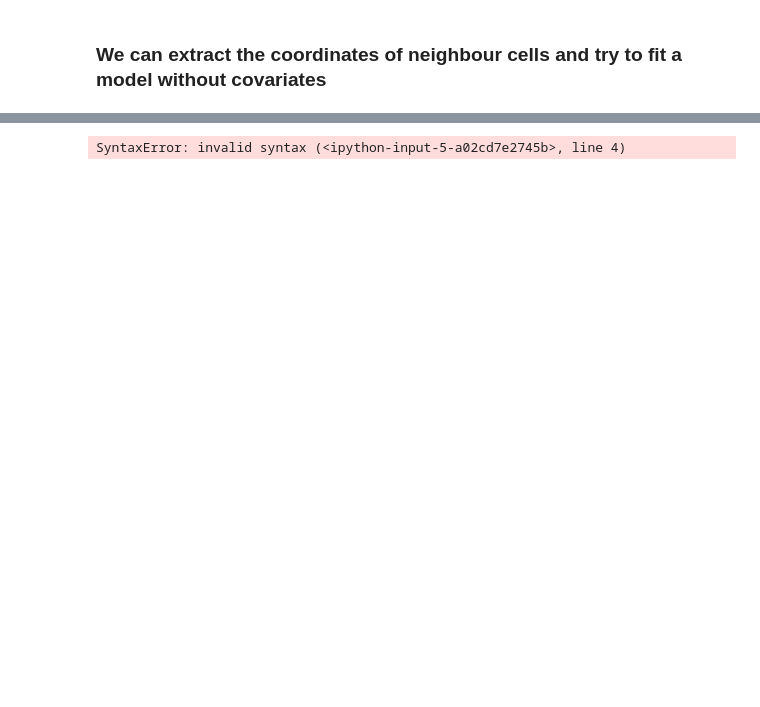
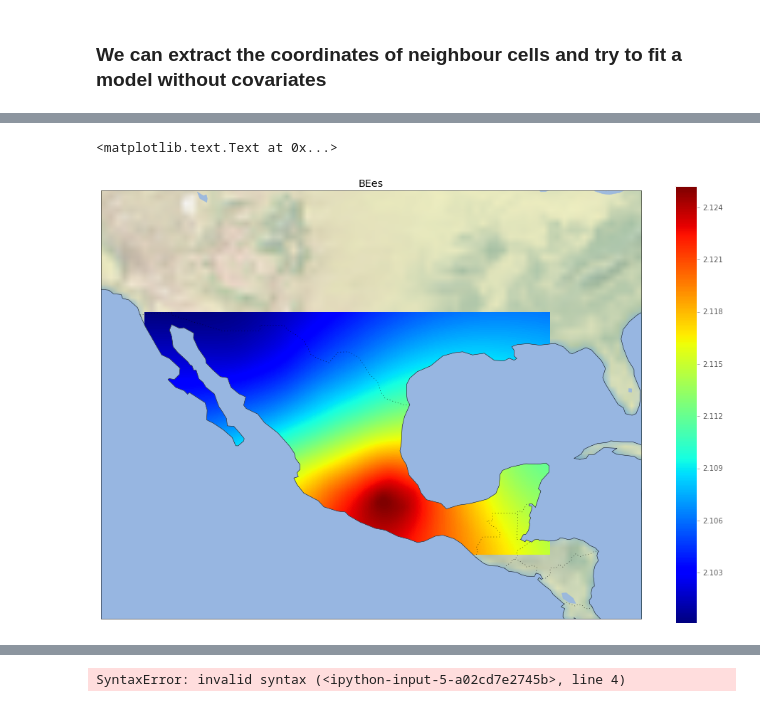
Before and after one commit to molgor/spystats, a Jupyter notebook: notebooks/TensorFlow/Biospytial Models in GPFlow.ipynb, the cells around one changed output, grey strips where cells are left out. Drawn from its saved outputs; the diff is of its cells as text; code cells hidden in the pictures; blank space fills up the shorter version.

```diff
--- a/notebooks/TensorFlow/Biospytial Models in GPFlow.ipynb
+++ b/notebooks/TensorFlow/Biospytial Models in GPFlow.ipynb
@@ -57,0 +59,3 @@ plt.scatter(lon,lat,c=Y)
+# %%
+data = pd.concat([Y,X.transpose()],axis=1)
+data.columns = ['Presences','lon','lat']
@@ -72,0 +97,11 @@ len(X)
+# %%
+import numpy as np
+Nn = 500
+dsc = data
+predicted_x = np.linspace(min(dsc.lon),max(dsc.lon),Nn)
+predicted_y = np.linspace(min(dsc.lat),max(dsc.lat),Nn)
+Xx, Yy = np.meshgrid(predicted_x,predicted_y)
+## Fake richness
+fake_sp_rich = np.ones(len(Xx.ravel()))
+predicted_coordinates = np.vstack([ Xx.ravel(), Yy.ravel()]).transpose()
+#predicted_coordinates = np.vstack([section.SppN, section.newLon,section.newLat]).transpose()
@@ -72,0 +113,34 @@ len(X)
+# %%
+import cartopy
+plt.figure(figsize=(17,11))
+
+proj = cartopy.crs.PlateCarree()
+ax = plt.subplot(111, projection=proj)
+
+
+ax = plt.axes(projection=proj)
+#algo = new_data.plot(column='SppN',ax=ax,cmap=colormap,edgecolors='')
+
+
+#ax.set_extent([-93, -70, 30, 50])
+ax.set_extent([-120, -80, 10, 40])
+#ax.set_extent([-95, -70, 25, 45])
+
+#ax.add_feature(cartopy.feature.LAND)
+ax.add_feature(cartopy.feature.OCEAN)
+ax.add_feature(cartopy.feature.COASTLINE)
+ax.add_feature(cartopy.feature.BORDERS, linestyle=':')
+ax.add_feature(cartopy.feature.LAKES, alpha=0.9)
+ax.stock_img()
+#ax.add_geometries(new_data.geometry,crs=cartopy.crs.PlateCarree())
+#ax.add_feature(cartopy.feature.RIVERS)
+mm = ax.pcolormesh(Xx,Yy,means.reshape(Nn,Nn) + (2* np.sqrt(variances).reshape(Nn,Nn)),transform=proj )
+#cs = plt.contour(Xx,Yy,np.sqrt(variances).reshape(Nn,Nn),linewidths=2,cmap=plt.cm.Greys_r,linestyles='dotted')
+cs = plt.contour(Xx,Yy,means.reshape(Nn,Nn) + (2 * np.sqrt(variances).reshape(Nn,Nn)),linewidths=2,colors='k',linestyles='dotted',levels=range(1,20))
+plt.clabel(cs, fontsize=16,inline=True,fmt='%1.1f')
+#ax.scatter(new_data.lon,new_data.lat,edgecolors='',color='white',alpha=0.6)
+plt.colorbar(mm)
+plt.title("BEes")
+# %% [output]
+<matplotlib.text.Text at 0x...>
+[figure, added]
```
Also changed, not shown: parts of 19 cells of this notebook, 5 other files.
